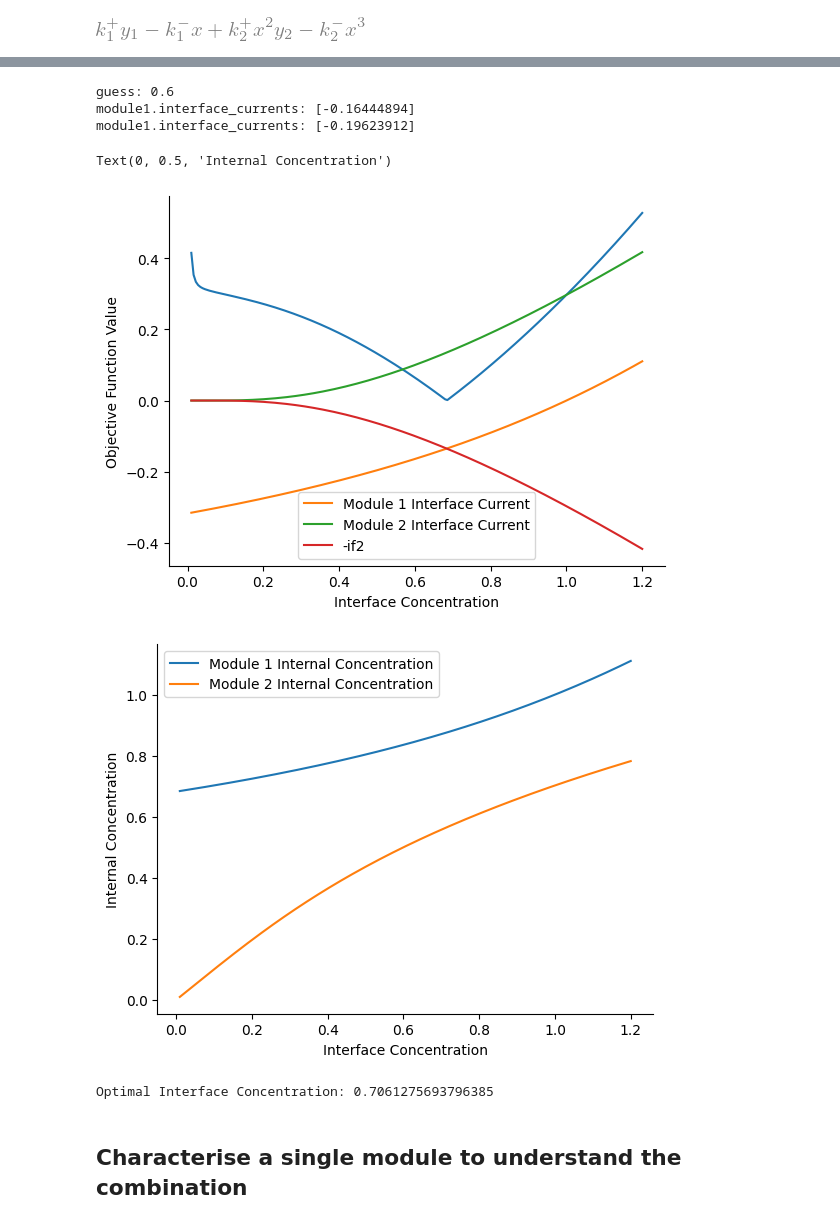
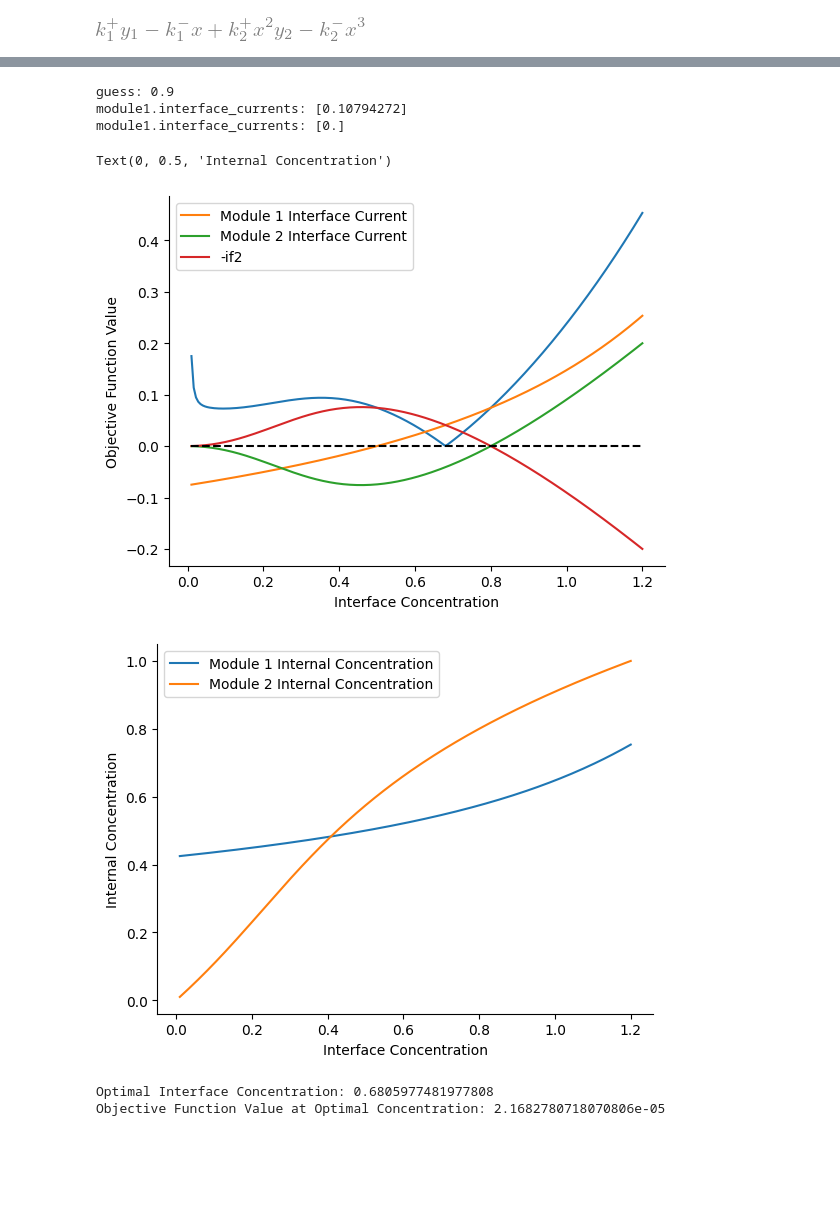
Before and after one commit to FTurci/coupling-schlogl, a Jupyter notebook: minimal_schlogl_exploration.ipynb, the cells around one changed output, grey strips where cells are left out. Saved outputs shown, nothing was run; the diff lists cells and outputs as text; code cells hidden in the pictures; blank space fills up the shorter version.

Commit message:
mini update on iterative method

```diff
--- a/minimal_schlogl_exploration.ipynb
+++ b/minimal_schlogl_exploration.ipynb
@@ -195,13 +192,13 @@ sols: nan, (nan+nanj), (nan+nanj)
 # %%
 # À lu Udo we fix all the ks to 1
 #  we need y2 <sqrt(3) and y1 can be anyhting reasonable around 1.0
-import numpy as np
-import matplotlib.pyplot as plt
+# import numpy as np
+# import matplotlib.pyplot as plt
 
-Y1 = 5
-Y2 = np.linspace(1., 2.0, 20)
-G = np.zeros_like(Y2)
-for i, _y in enumerate(Y2):
-    print("y2 =", _y)
-    G[i] = schlogl_conductance(1,1,1,1, Y1, _y)
-    # print(_y, G[i])
+# Y1 = 5
+# Y2 = np.linspace(1., 2.0, 20)
+# G = np.zeros_like(Y2)
+# for i, _y in enumerate(Y2):
+#     print("y2 =", _y)
+#     G[i] = schlogl_conductance(1,1,1,1, Y1, _y)
+#     # print(_y, G[i])
@@ -383,6 +334,7 @@ class InterfacialPotentialCalculator:
         # local potentials
         a = np.array([self.left_reservoir, self.right_reservoir])
         mu = self.standard_chemical_potential + self.RT * np.log(a)  # mu should be the energy per mole
+        self.local_potentials = mu
         A = self.selection_matrix.T @ mu
 
         self.fundamental_forces_A = A
@@ -455,13 +407,13 @@ class InterfacialPotentialCalculator:
 rng = np.random.default_rng(42)
 
 # guess = rng.uniform(0.1, 1.2)
-guess  = 0.6
+guess  = 0.9
 
 print("guess:", guess)
 module1 = InterfacialPotentialCalculator(
     conductance_matrix_func=schlogl_conductance,
     interface_concentration=guess,
-    dirichlet_concentration=1.0,
+    dirichlet_concentration=0.5,
     selection_matrix=schlogl1.selection_matrix,
     interface_location="right",
     rates=[1,1,1,1]
@@ -470,7 +422,7 @@ module1 = InterfacialPotentialCalculator(
 module2 = InterfacialPotentialCalculator(
     conductance_matrix_func=schlogl_conductance,
     interface_concentration=guess,
-    dirichlet_concentration=0.1,
+    dirichlet_concentration=0.8,
     selection_matrix=schlogl1.selection_matrix,
     interface_location="left",
     rates=[1,1,1,1]
@@ -500,38 +452,39 @@ objectives = [objective_function(x, 0.00001) for x in guesses]
 if1 = []
 if2 = []
 internal1 = []
 internal2 = []
 for g in guesses:
     module1.update(interface_concentration=g)
     module2.update(interface_concentration=g)
     if1.append(module1.interface_currents[0])
     if2.append(module2.interface_currents[0])
     internal1.append(module1.internal_concentration)
     internal2.append(module2.internal_concentration)
 
 if1 = np.array(if1)
 if2 = np.array(if2)
 import matplotlib.pyplot as plt
 plt.plot(guesses, objectives)
 plt.plot(guesses, if1, label="Module 1 Interface Current")
 plt.plot(guesses, if2, label="Module 2 Interface Current")
 plt.plot(guesses, -if2, label="-if2")
+plt.plot(guesses, np.zeros_like(guesses), '--k', )
 plt.xlabel("Interface Concentration")
 plt.ylabel("Objective Function Value")
 plt.legend()
 plt.figure()
 plt.plot(guesses, internal1, label="Module 1 Internal Concentration")
 plt.plot(guesses, internal2, label="Module 2 Internal Concentration")
 plt.legend()
 plt.xlabel("Interface Concentration")
 plt.ylabel("Internal Concentration")
 # %% [output]
-guess: 0.6
-module1.interface_currents: [-0.16444894]
-module1.interface_currents: [-0.19623912]
+guess: 0.9
+module1.interface_currents: [0.10794272]
+module1.interface_currents: [0.]
 Text(0, 0.5, 'Internal Concentration')
-[figure, old version]
+[figure, new version]
-[figure, old version]
+[figure, new version]
 # %%
 from scipy.optimize import minimize_scalar
 
@@ -549,8 +502,8 @@ def objective_function(x,regularisation, module1=module1, module2=module2):
 
 m1 = InterfacialPotentialCalculator(
     conductance_matrix_func=schlogl_conductance,
-    interface_concentration=0.5,
-    dirichlet_concentration=1.0,
+    interface_concentration=0.9,
+    dirichlet_concentration=0.5,
     selection_matrix=schlogl1.selection_matrix,
     interface_location="right",
     rates=[1,1,1,1]
@@ -560,17 +513,17 @@ m1 = InterfacialPotentialCalculator(
 
 m2 = InterfacialPotentialCalculator(
     conductance_matrix_func=schlogl_conductance,
-    interface_concentration=0.5,
-    dirichlet_concentration=0.2,
+    interface_concentration=0.9,
+    dirichlet_concentration=0.8,
     selection_matrix=schlogl1.selection_matrix,
     interface_location="left",
     rates=[1,1,1,1]
 )
 
-result = minimize_scalar(objective_function, args=(0.00001,m1, m2), bounds=(0.01, 1.2), method='bounded')
+result = minimize_scalar(objective_function, args=(0.00001,m1, m2), bounds=(0.001, 1.2), method='bounded', options={'maxiter': 100000})
 optimal_concentration = result.x
 print("Optimal Interface Concentration:", optimal_concentration)
+print("Objective Function Value at Optimal Concentration:", result.fun)
 # %% [output]
-Optimal Interface Concentration: 0.7061275693796385
+Optimal Interface Concentration: 0.6805977481977808
+Objective Function Value at Optimal Concentration: 2.1682780718070806e-05
-# %% [markdown]
-## Characterise a single module to understand the combination
```
Also changed, not shown: parts of 13 cells of this notebook, 1 other file.
